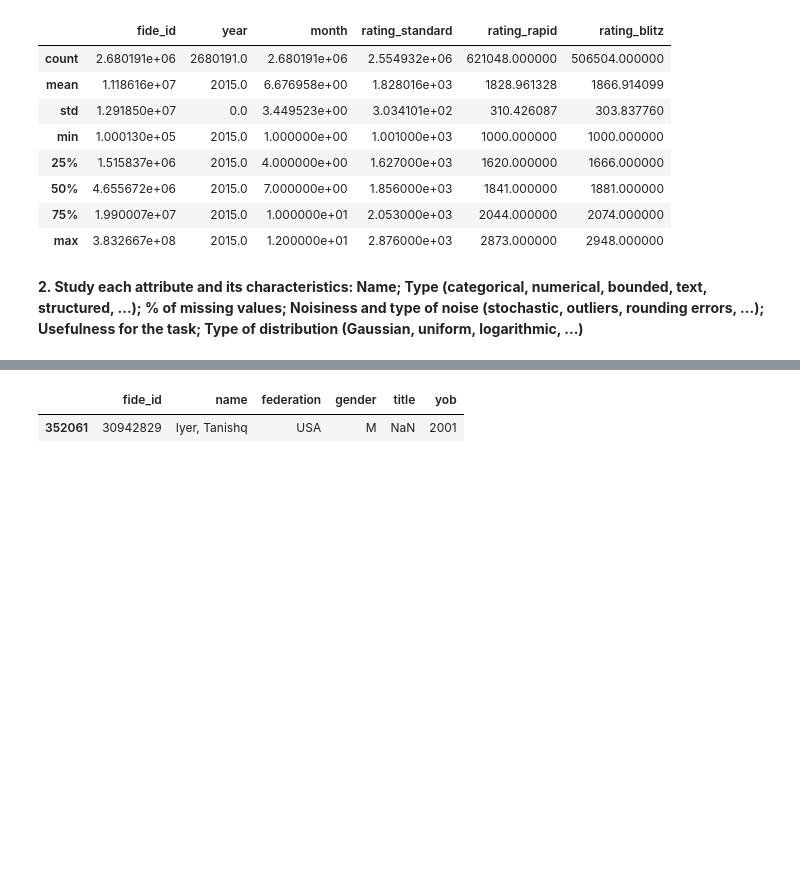
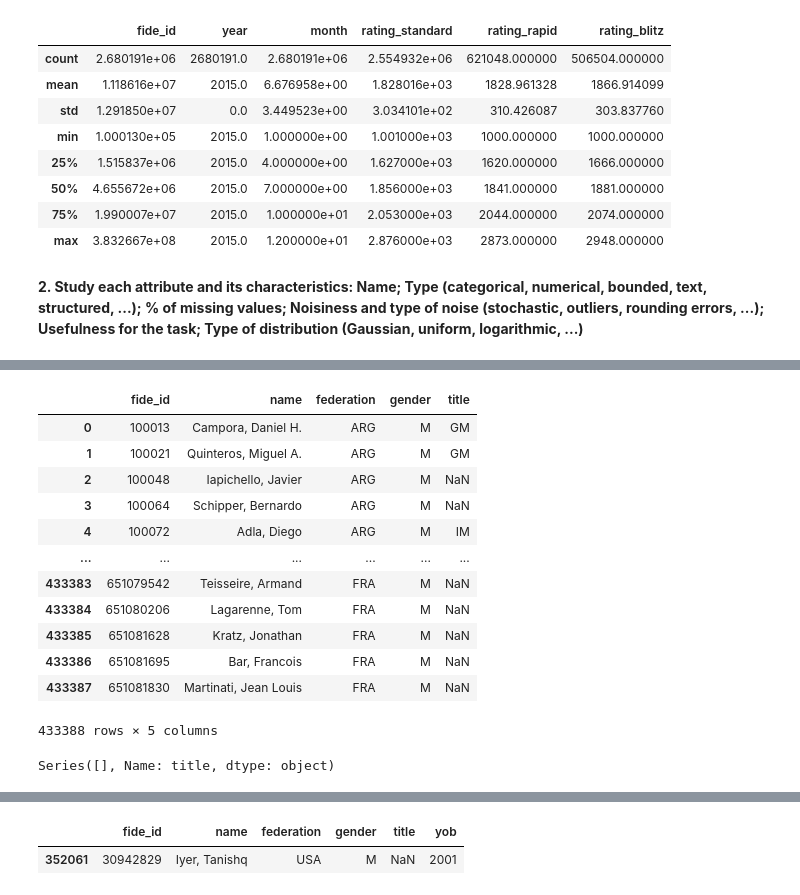
Before and after one commit to marchesem764/MLFinalProject, a Jupyter notebook: FIDE.ipynb, the cells around one changed output, grey strips where cells are left out. Drawn from its saved outputs; the diff is of its cells as text; code cells hidden in the pictures; blank space fills up the shorter version.

```diff
--- a/FIDE.ipynb
+++ b/FIDE.ipynb
@@ -237,0 +252,20 @@ Ratings
+# %%
+players.drop(columns='yob')
+# %% [output]
+|  | fide_id | name | federation | gender | title |
+| 0 | 100013 | Campora, Daniel H. | ARG | M | GM |
+| 1 | 100021 | Quinteros, Miguel A. | ARG | M | GM |
+| 2 | 100048 | Iapichello, Javier | ARG | M | NaN |
+| 3 | 100064 | Schipper, Bernardo | ARG | M | NaN |
+| 4 | 100072 | Adla, Diego | ARG | M | IM |
+| ... | ... | ... | ... | ... | ... |
+| 433383 | 651079542 | Teisseire, Armand | FRA | M | NaN |
+| 433384 | 651080206 | Lagarenne, Tom | FRA | M | NaN |
+| 433385 | 651081628 | Kratz, Jonathan | FRA | M | NaN |
+| 433386 | 651081695 | Bar, Francois | FRA | M | NaN |
+| 433387 | 651081830 | Martinati, Jean Louis | FRA | M | NaN |
+433388 rows × 5 columns
+# %%
+players['title'][players['title'] == 'NaN']
+# %% [output]
+Series([], Name: title, dtype: object)
```
Also changed, not shown: parts of 5 cells of this notebook.
